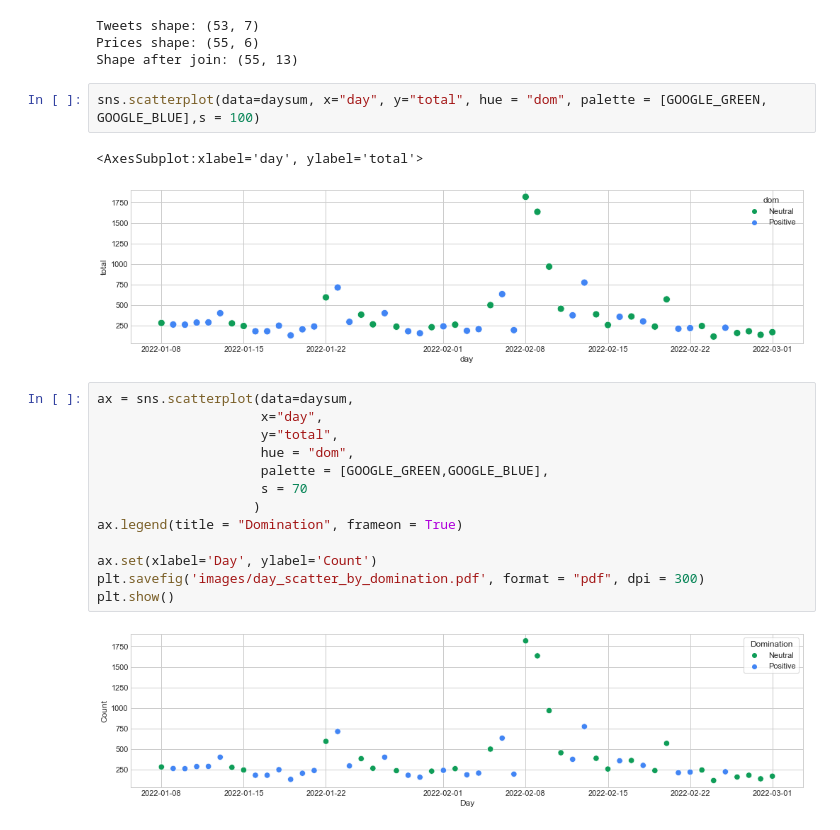
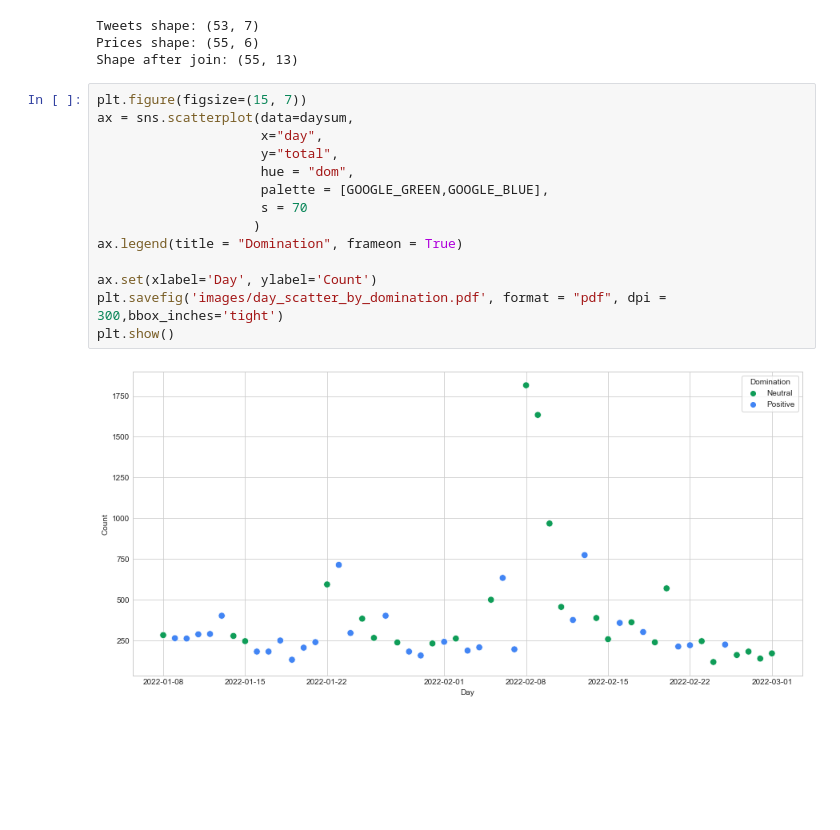
Before and after one commit to MGaulia/PD, a Jupyter notebook: 3 Sentiment.ipynb, the cells around one changed output. Cells and saved outputs as stored; diff of their text form; blank space fills up the shorter version.

```diff
--- a/3 Sentiment.ipynb
+++ b/3 Sentiment.ipynb
@@ -268,23 +270,19 @@ daydf.to_csv("data/full_day.csv", index = False)
 Tweets shape: (53, 7)
 Prices shape: (55, 6)
 Shape after join: (55, 13)
-# %%
-sns.scatterplot(data=daysum, x="day", y="total", hue = "dom", palette = [GOOGLE_GREEN, GOOGLE_BLUE],s = 100)
-# %% [output]
-<AxesSubplot:xlabel='day', ylabel='total'>
-[figure, removed]
 # %%
+plt.figure(figsize=(15, 7))
 ax = sns.scatterplot(data=daysum,
                      x="day",
                      y="total",
                      hue = "dom",
                      palette = [GOOGLE_GREEN,GOOGLE_BLUE],
                      s = 70
                     )
 ax.legend(title = "Domination", frameon = True)
 
 ax.set(xlabel='Day', ylabel='Count')
-plt.savefig('images/day_scatter_by_domination.pdf', format = "pdf", dpi = 300)
+plt.savefig('images/day_scatter_by_domination.pdf', format = "pdf", dpi = 300,bbox_inches='tight')
 plt.show()
 # %% [output]
-[figure, old version]
+[figure, new version]
```
Also changed, not shown: parts of 7 cells of this notebook, 1 other file.
